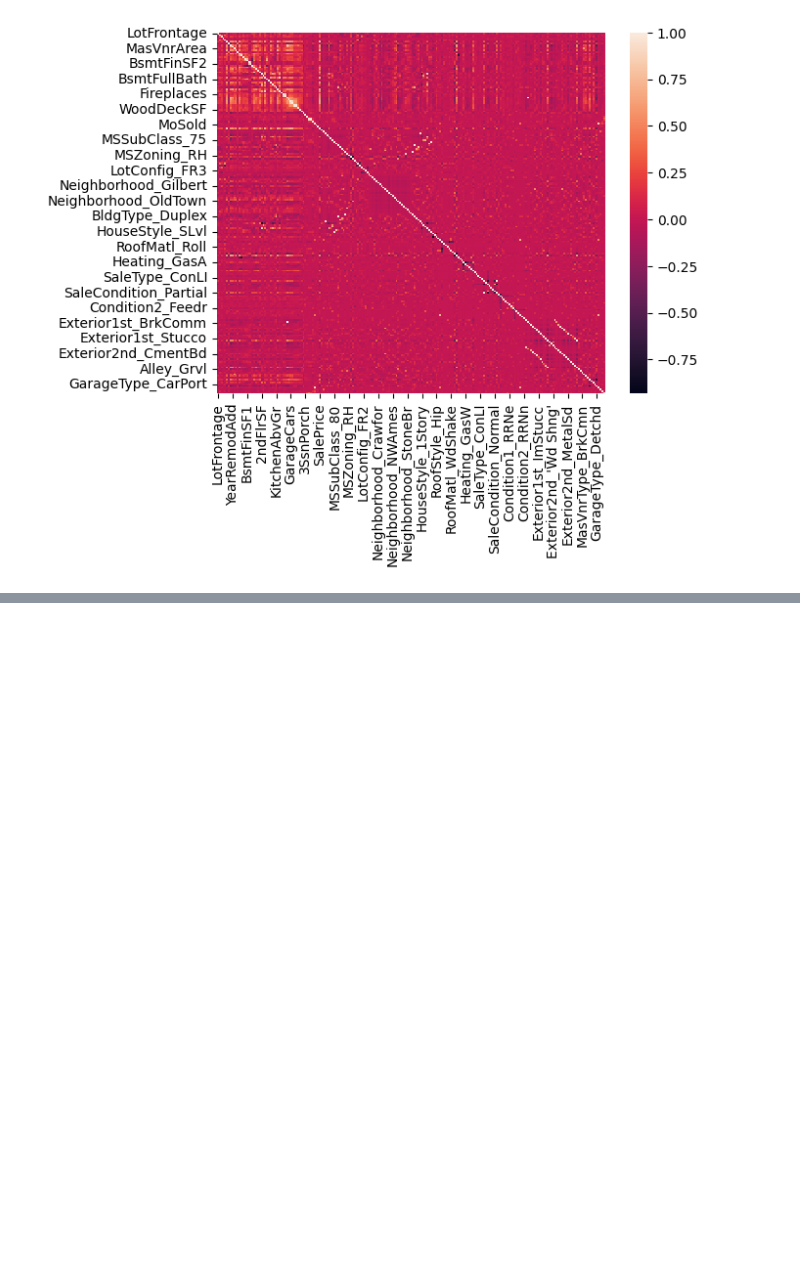
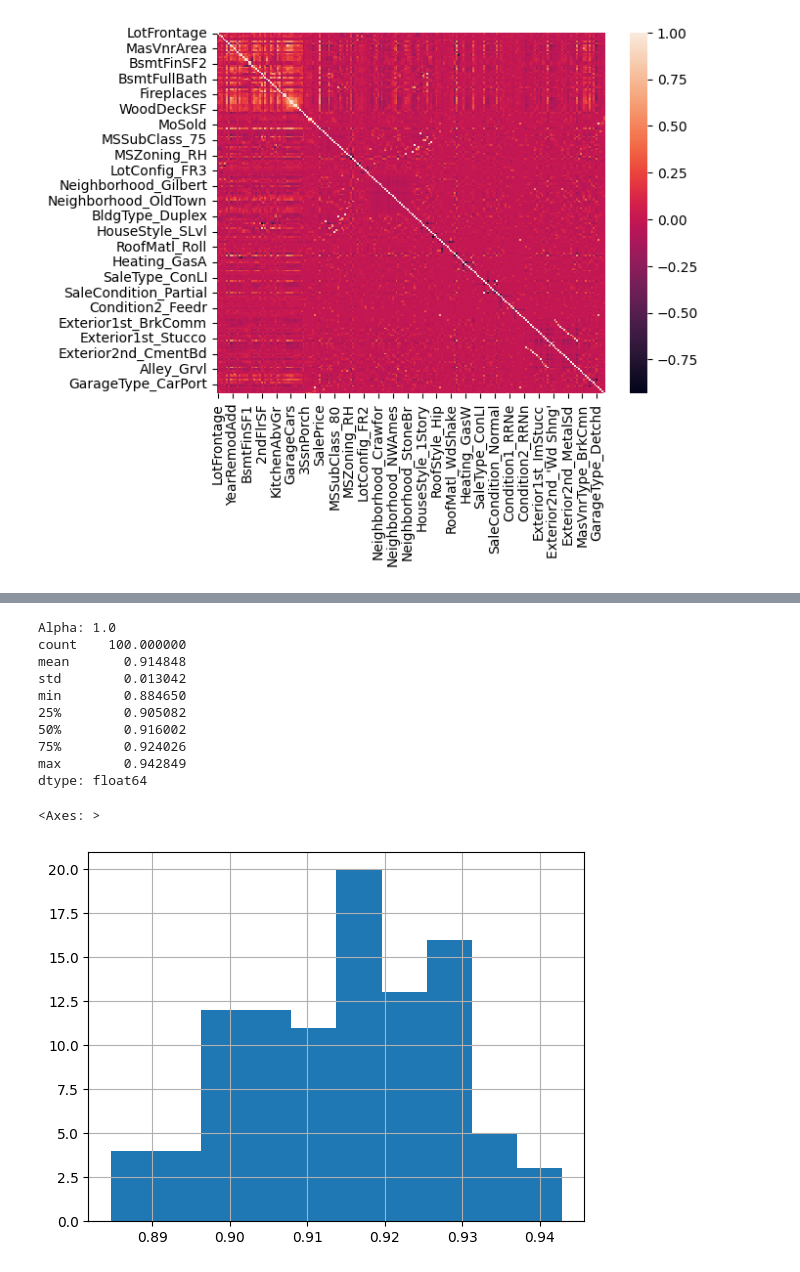
Before and after one commit to R4ken/Machine-Learning-Analysis, a Jupyter notebook: regression/solution.ipynb, the cells around one changed output, grey strips where cells are left out. Drawn from its saved outputs; the diff is of its cells as text; code cells hidden in the pictures; blank space fills up the shorter version.

```diff
--- a/regression/solution.ipynb
+++ b/regression/solution.ipynb
@@ -366,0 +426,38 @@ sns.heatmap(df.corr())
+# %%
+from sklearn.linear_model import Ridge, RidgeCV
+
+alphas_to_test = [0.01, 0.1, 1.0, 10.0, 100.0]
+
+model_cv = RidgeCV(
+    alphas=alphas_to_test,
+    cv=cv,
+    scoring='r2'
+)
+
+model_cv.fit(X, Y)
+
+print(f"Alpha: {model_cv.alpha_}")
+
+scores_r = []
+
+for i in range(100):
+    model = Ridge(copy_X=True, alpha=model_cv.alpha_)
+    model.fit(X.iloc[r_train_ind[i]], Y.iloc[r_train_ind[i]])
+    scores_r.append(model.score(X.iloc[r_test_ind[i]], Y.iloc[r_test_ind[i]]))
+r = pd.Series(scores_r)
+print(r.describe())
+r.hist()
+plt.title("Histogram of R^2 score for ridge regression")
+# %% [output]
+Alpha: 1.0
+count    100.000000
+mean       0.914848
+std        0.013042
+min        0.884650
+25%        0.905082
+50%        0.916002
+75%        0.924026
+max        0.942849
+dtype: float64
+<Axes: >
+[figure, added]
```
Also changed, not shown: parts of 16 cells of this notebook, 1 other file.
